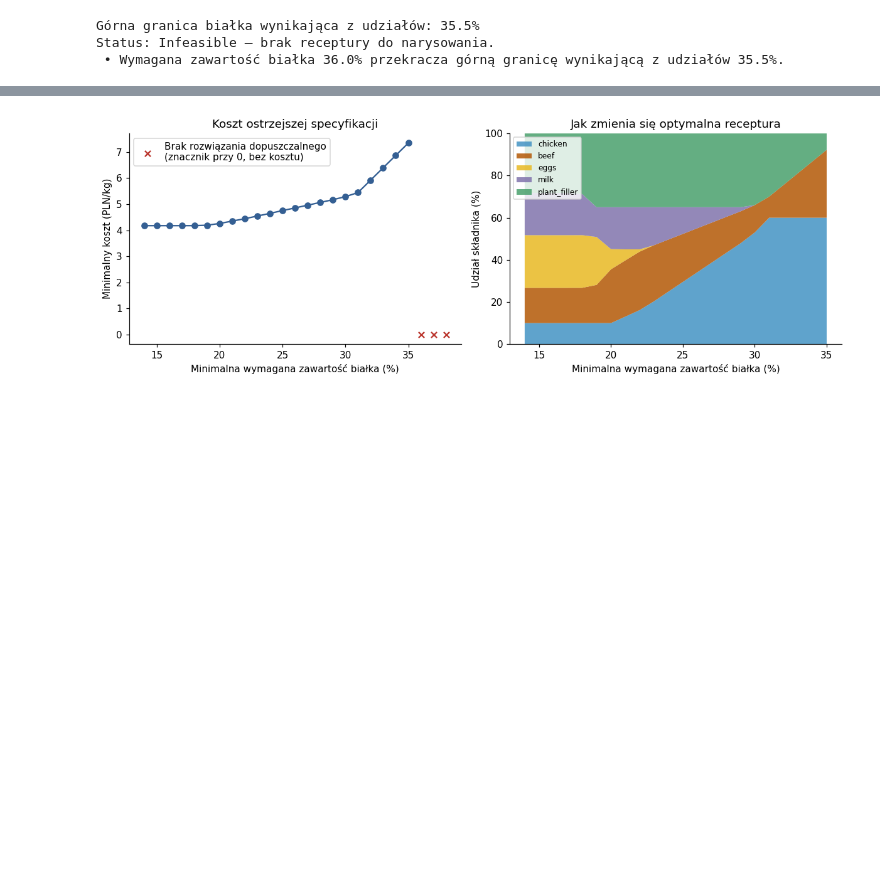
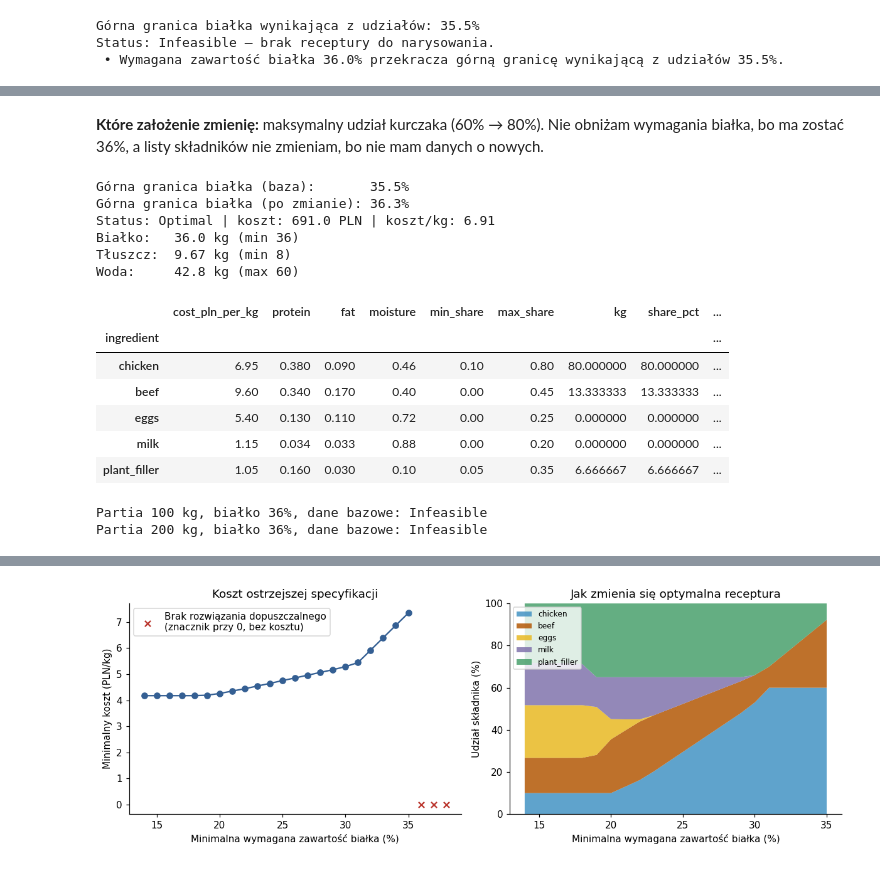
Before and after one commit to piotr-kozulak/missip, a Jupyter notebook: pl/lab_auto_2.ipynb, the cells around one changed output, grey strips where cells are left out. Saved outputs shown, nothing was run; the diff lists cells and outputs as text; code cells hidden in the pictures; blank space fills up the shorter version.

```diff
--- a/pl/lab_auto_2.ipynb
+++ b/pl/lab_auto_2.ipynb
@@ -534,0 +580,36 @@ Status: Infeasible — brak receptury do narysowania.
+# %% [markdown]
+**Które założenie zmienię:** maksymalny udział kurczaka (60% → 80%). Nie obniżam wymagania białka, bo ma zostać 36%, a listy składników nie zmieniam, bo nie mam danych o nowych.
+# %%
+fixed_ingredients = ingredients.copy()
+fixed_ingredients.loc["chicken", "max_share"] = 0.80
+
+print("Górna granica białka (baza):      ", f"{maximum_protein_from_share_limits(ingredients):.1%}")
+print("Górna granica białka (po zmianie):", f"{maximum_protein_from_share_limits(fixed_ingredients):.1%}")
+
+fixed = solve_blend(min_protein=0.36, data=fixed_ingredients)
+print("Status:", fixed["status"], "| koszt:", round(fixed["cost_pln"], 2), "PLN | koszt/kg:", round(fixed["cost_pln"] / 100, 3))
+
+q = fixed["quantities_kg"]
+print("Białko:  ", round((q * fixed_ingredients["protein"]).sum(), 2), "kg (min 36)")
+print("Tłuszcz: ", round((q * fixed_ingredients["fat"]).sum(), 2), "kg (min 8)")
+print("Woda:    ", round((q * fixed_ingredients["moisture"]).sum(), 2), "kg (max 60)")
+display(fixed["recipe"])
+
+for batch in [100, 200]:
+    print(f"Partia {batch} kg, białko 36%, dane bazowe:", solve_blend(batch_kg=batch, min_protein=0.36)["status"])
+# %% [output]
+Górna granica białka (baza):       35.5%
+Górna granica białka (po zmianie): 36.3%
+Status: Optimal | koszt: 691.0 PLN | koszt/kg: 6.91
+Białko:   36.0 kg (min 36)
+Tłuszcz:  9.67 kg (min 8)
+Woda:     42.8 kg (max 60)
+|  | cost_pln_per_kg | protein | fat | moisture | min_share | max_share | kg | share_pct | ... |
+| ingredient |  |  |  |  |  |  |  |  | ... |
+| chicken | 6.95 | 0.380 | 0.090 | 0.46 | 0.10 | 0.80 | 80.000000 | 80.000000 | ... |
+| beef | 9.60 | 0.340 | 0.170 | 0.40 | 0.00 | 0.45 | 13.333333 | 13.333333 | ... |
+| eggs | 5.40 | 0.130 | 0.110 | 0.72 | 0.00 | 0.25 | 0.000000 | 0.000000 | ... |
+| milk | 1.15 | 0.034 | 0.033 | 0.88 | 0.00 | 0.20 | 0.000000 | 0.000000 | ... |
+| plant_filler | 1.05 | 0.160 | 0.030 | 0.10 | 0.05 | 0.35 | 6.666667 | 6.666667 | ... |
+Partia 100 kg, białko 36%, dane bazowe: Infeasible
+Partia 200 kg, białko 36%, dane bazowe: Infeasible
```
Also changed, not shown: parts of 11 cells of this notebook.
